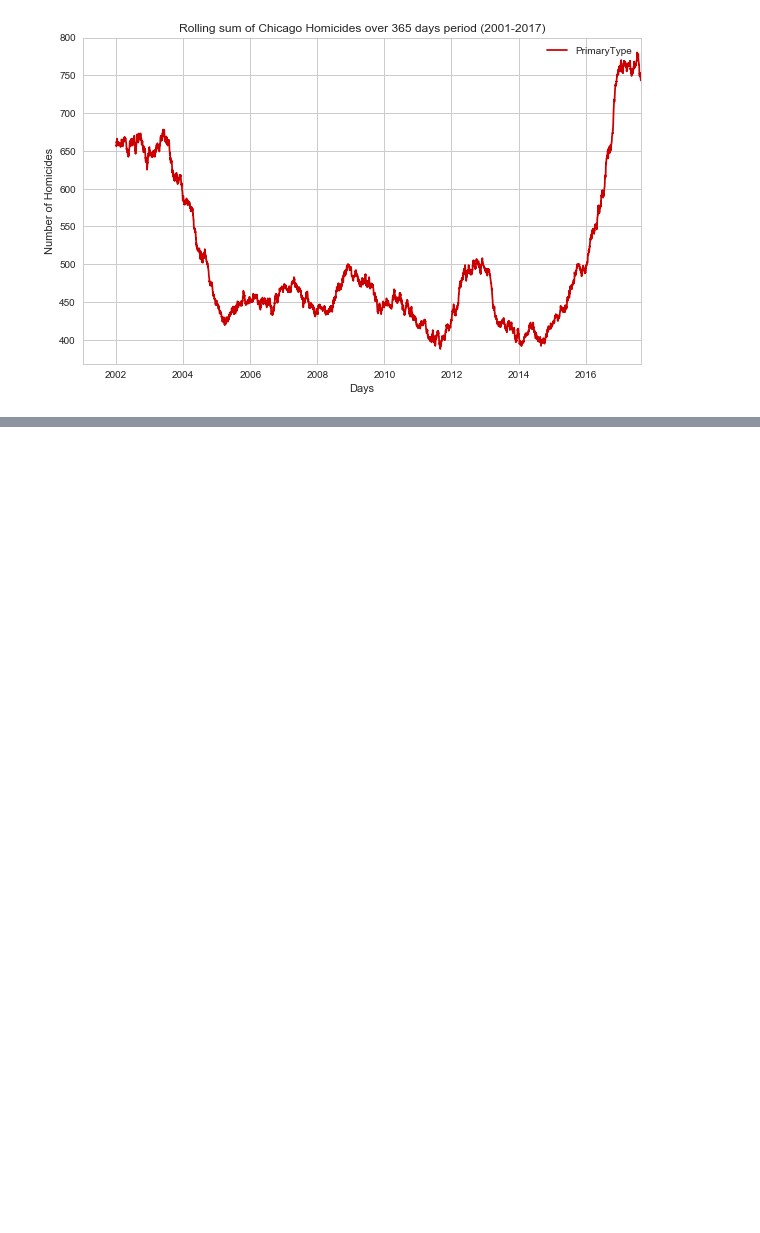
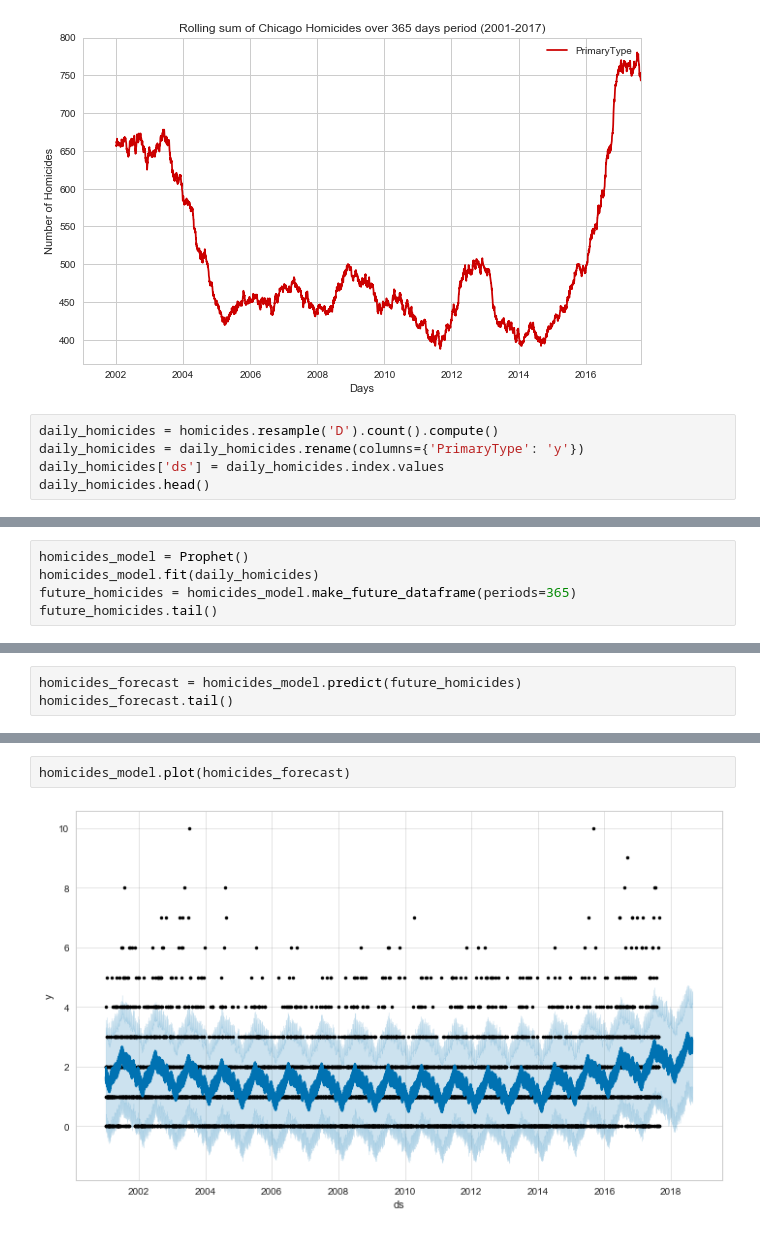
Before and after one commit to RandomFractals/ChicagoCrimes, a Jupyter notebook: notebooks/chicago-homicides-rolling-sum.ipynb, the cells around one changed output, grey strips where cells are left out. Saved outputs shown, nothing was run; the diff lists cells and outputs as text; blank space fills up the shorter version.

Commit message:
added initial daily homicides forcasting with fbprophet setup

```diff
--- a/notebooks/chicago-homicides-rolling-sum.ipynb
+++ b/notebooks/chicago-homicides-rolling-sum.ipynb
@@ -64,3 +65,8 @@ ax.yaxis.set_major_formatter(ticker.StrMethodFormatter('{x:,.0f}'))
 plt.show()
 # %% [output]
 [figure]
+# %%
+daily_homicides = homicides.resample('D').count().compute()
+daily_homicides = daily_homicides.rename(columns={'PrimaryType': 'y'})
+daily_homicides['ds'] = daily_homicides.index.values
+daily_homicides.head()
@@ -66,0 +80,5 @@ plt.show()
+# %%
+homicides_model = Prophet()
+homicides_model.fit(daily_homicides)
+future_homicides = homicides_model.make_future_dataframe(periods=365)
+future_homicides.tail()
@@ -66,0 +92,3 @@ plt.show()
+# %%
+homicides_forecast = homicides_model.predict(future_homicides)
+homicides_forecast.tail()
@@ -66,0 +102,4 @@ plt.show()
+# %%
+homicides_model.plot(homicides_forecast)
+# %% [output]
+[figure, added]
```
Also changed, not shown: parts of 7 cells of this notebook.
